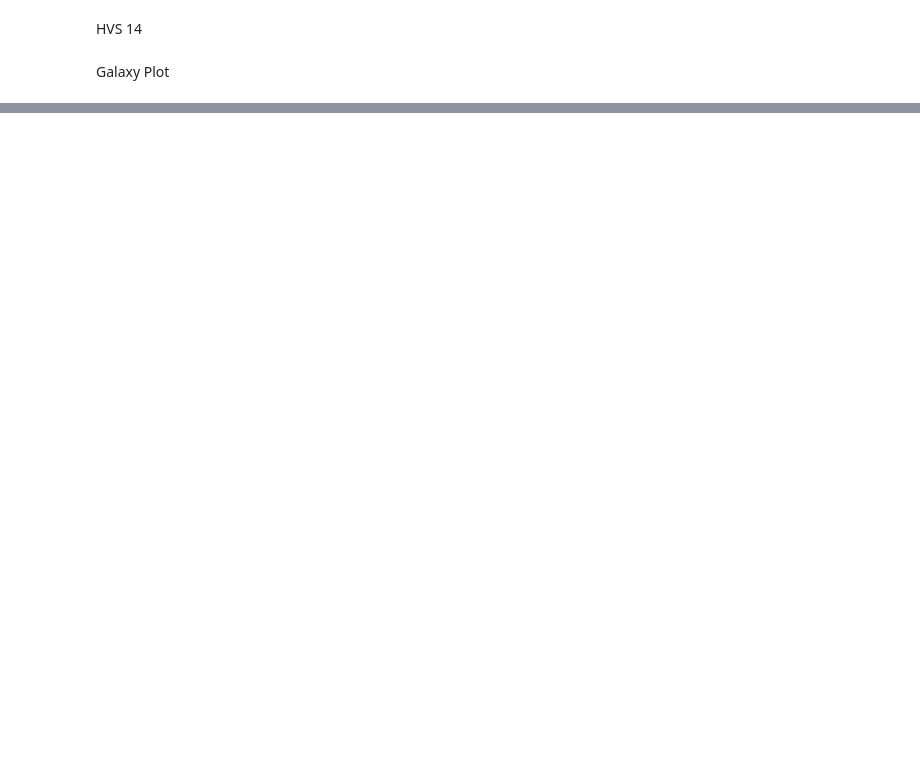
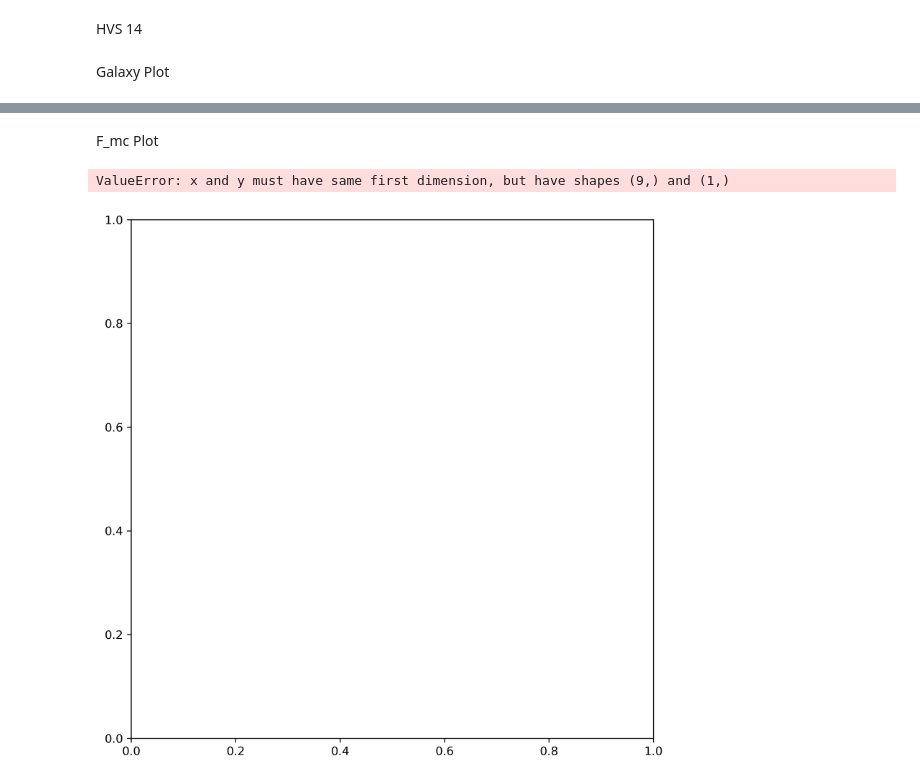
Before and after one commit to HaydenTedrake/HPV_project, a Jupyter notebook: Results/Forecast/foreHydraII+HVS14.ipynb, the cells around one changed output, grey strips where cells are left out. Cells and saved outputs as stored; diff of their text form; code cells hidden in the pictures; blank space fills up the shorter version.

```diff
--- a/Results/Forecast/foreHydraII+HVS14.ipynb
+++ b/Results/Forecast/foreHydraII+HVS14.ipynb
@@ -251,0 +256,21 @@ mean: [  55.03720209 -109.96117533   65.10297772]
+# %% [markdown]
+F_mc Plot
+# %%
+value = [2.00000000e-03, 5.36539159e-03, 1.43937135e-02, 3.86139546e-02, 1.03589494e-01, 2.77899099e-01, 7.45518744e-01, 2.00000000e+00, 5.36539159e+00]
+f_mc = [1, 1, 1, ]
+
+value_MW = [2.00000000e-03, 5.36539159e-03, 1.43937135e-02, 3.86139546e-02, 1.03589494e-01, 2.77899099e-01, 7.45518744e-01, 2.00000000e+00, 5.36539159e+00]
+f_mc_MW = [1, 1, 1, ]
+
+plt.figure(figsize=(8, 8), dpi=300)
+plt.plot(value, f_mc, label='Hydra II')
+plt.plot(value_MW, f_mc_MW, label='MW')
+plt.xlabel("Total Pm Error")
+plt.xscale("log")
+plt.ylabel("f_mc")
+plt.legend()
+plt.tight_layout()
+plt.show()
+# %% [output]
+ValueError: x and y must have same first dimension, but have shapes (9,) and (1,)
+[figure, added]
```
Also changed, not shown: parts of 4 cells of this notebook, 30 other files.
